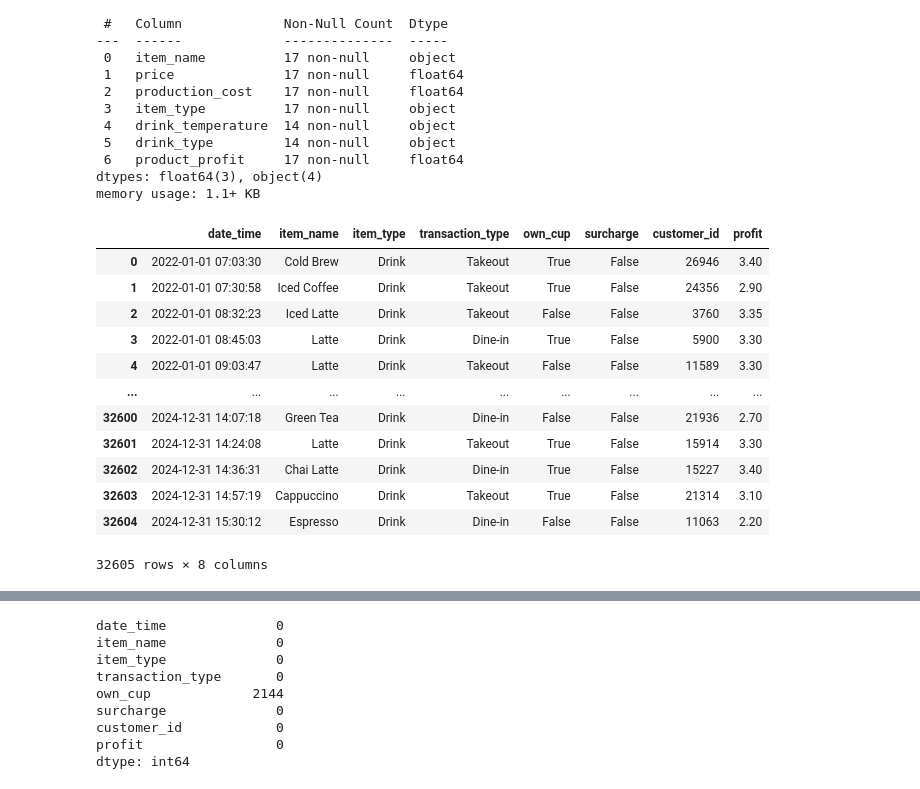
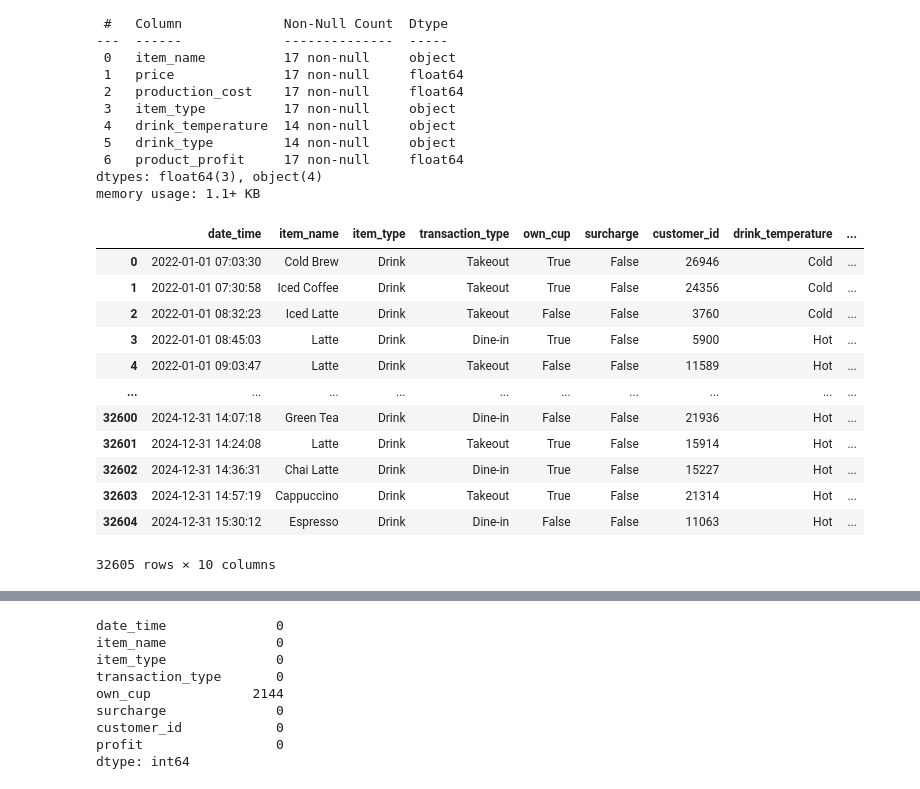
Before and after one commit to jentsang/wids-datathon, a Jupyter notebook: submission_analysis.ipynb, the cells around one changed output, grey strips where cells are left out. Cells and saved outputs as stored; diff of their text form; code cells hidden in the pictures.

Commit message:
merge Jessie's work

```diff
--- a/submission_analysis.ipynb
+++ b/submission_analysis.ipynb
@@ -57,29 +61,31 @@ dtypes: float64(3), object(4)
 memory usage: 1.1+ KB
 # %%
 # merge profit from items to sales dataset
-sales = pd.merge(original_sales, items[['item_name', 'item_type', 'product_profit']],
+sales = pd.merge(original_sales, items[['item_name', 'item_type', 'product_profit',
+                                        'drink_temperature', 'drink_type']],
                  how='inner', on='item_name')
 sales["date_time"] = sales['date'] + " " + sales['time']
 sales["date_time"] = pd.to_datetime(sales["date_time"])
 sales['cup_profit'] = np.where(sales['surcharge'] == True, 0.5, 0)
 sales['profit'] = sales['product_profit'] + sales['cup_profit']
 sales = sales[['date_time', 'item_name', 'item_type', 'transaction_type',
-               'own_cup', 'surcharge', 'customer_id', 'profit']]
+               'own_cup', 'surcharge', 'customer_id',
+               'drink_temperature', 'drink_type', 'profit']]
 sales
 # %% [output]
-|  | date_time | item_name | item_type | transaction_type | own_cup | surcharge | customer_id | profit |
-| 0 | 2022-01-01 07:03:30 | Cold Brew | Drink | Takeout | True | False | 26946 | 3.40 |
-| 1 | 2022-01-01 07:30:58 | Iced Coffee | Drink | Takeout | True | False | 24356 | 2.90 |
-| 2 | 2022-01-01 08:32:23 | Iced Latte | Drink | Takeout | False | False | 3760 | 3.35 |
-| 3 | 2022-01-01 08:45:03 | Latte | Drink | Dine-in | True | False | 5900 | 3.30 |
-| 4 | 2022-01-01 09:03:47 | Latte | Drink | Takeout | False | False | 11589 | 3.30 |
-| ... | ... | ... | ... | ... | ... | ... | ... | ... |
-| 32600 | 2024-12-31 14:07:18 | Green Tea | Drink | Dine-in | False | False | 21936 | 2.70 |
-| 32601 | 2024-12-31 14:24:08 | Latte | Drink | Takeout | True | False | 15914 | 3.30 |
-| 32602 | 2024-12-31 14:36:31 | Chai Latte | Drink | Dine-in | True | False | 15227 | 3.40 |
-| 32603 | 2024-12-31 14:57:19 | Cappuccino | Drink | Takeout | True | False | 21314 | 3.10 |
-| 32604 | 2024-12-31 15:30:12 | Espresso | Drink | Dine-in | False | False | 11063 | 2.20 |
+|  | date_time | item_name | item_type | transaction_type | own_cup | surcharge | customer_id | drink_temperature | ... |
+| 0 | 2022-01-01 07:03:30 | Cold Brew | Drink | Takeout | True | False | 26946 | Cold | ... |
+| 1 | 2022-01-01 07:30:58 | Iced Coffee | Drink | Takeout | True | False | 24356 | Cold | ... |
+| 2 | 2022-01-01 08:32:23 | Iced Latte | Drink | Takeout | False | False | 3760 | Cold | ... |
+| 3 | 2022-01-01 08:45:03 | Latte | Drink | Dine-in | True | False | 5900 | Hot | ... |
+| 4 | 2022-01-01 09:03:47 | Latte | Drink | Takeout | False | False | 11589 | Hot | ... |
+| ... | ... | ... | ... | ... | ... | ... | ... | ... | ... |
+| 32600 | 2024-12-31 14:07:18 | Green Tea | Drink | Dine-in | False | False | 21936 | Hot | ... |
+| 32601 | 2024-12-31 14:24:08 | Latte | Drink | Takeout | True | False | 15914 | Hot | ... |
+| 32602 | 2024-12-31 14:36:31 | Chai Latte | Drink | Dine-in | True | False | 15227 | Hot | ... |
+| 32603 | 2024-12-31 14:57:19 | Cappuccino | Drink | Takeout | True | False | 21314 | Hot | ... |
+| 32604 | 2024-12-31 15:30:12 | Espresso | Drink | Dine-in | False | False | 11063 | Hot | ... |
-32605 rows × 8 columns
+32605 rows × 10 columns
 # %%
 sales.info()
 # %% [output]
```
Also changed, not shown: parts of 40 cells of this notebook.
